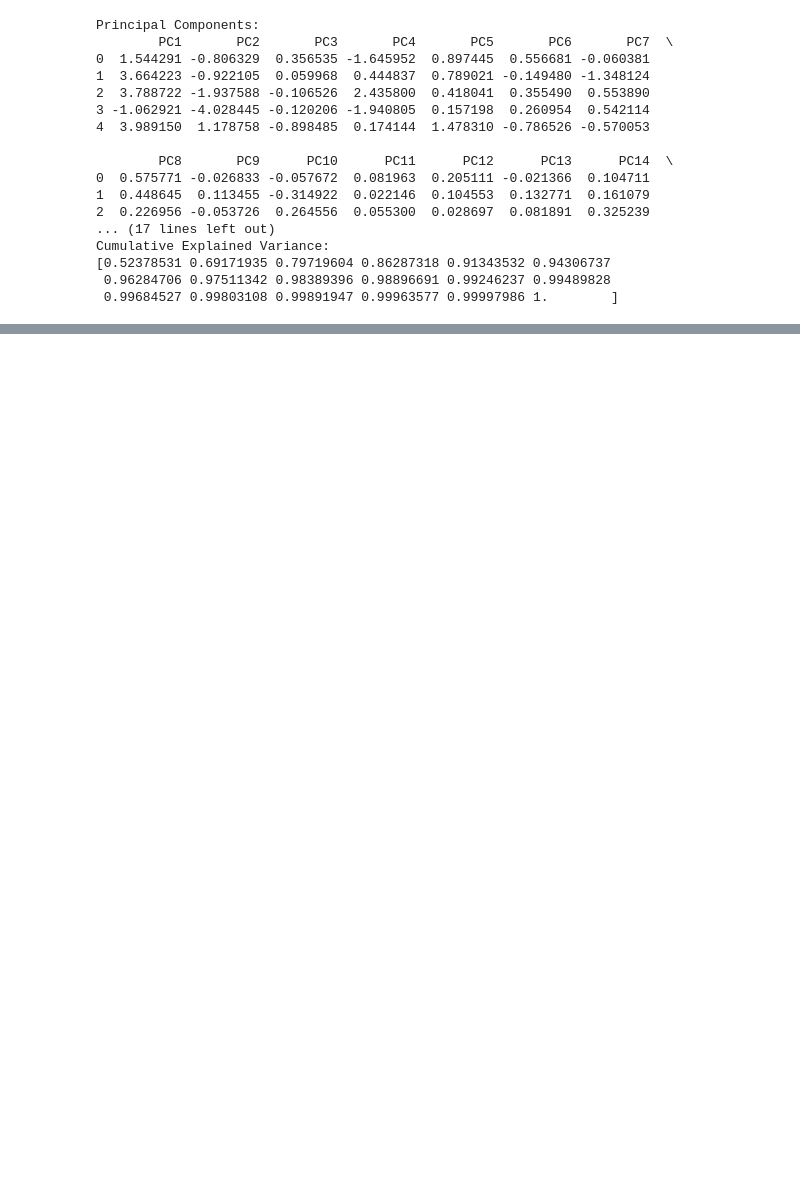
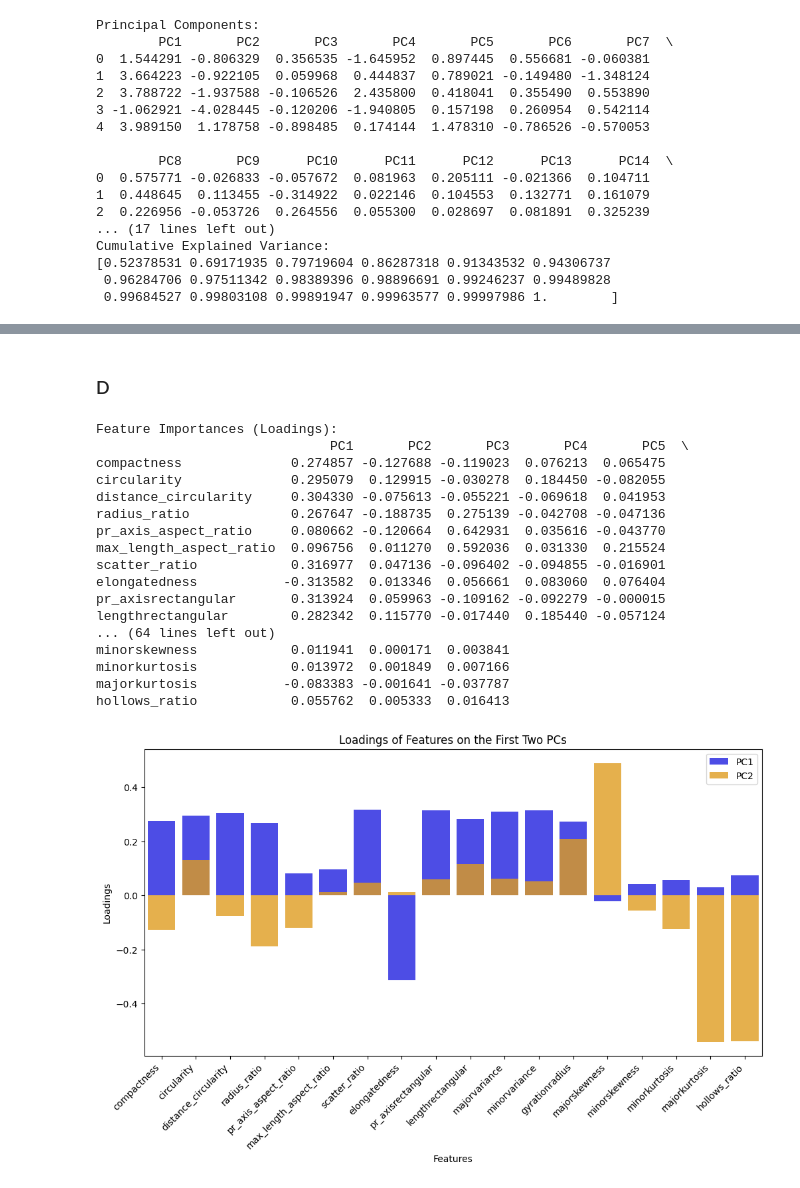
Before and after one commit to callnoah2/Data_Assn4, a Jupyter notebook: Assignment4/Assignment4.ipynb, the cells around one changed output, grey strips where cells are left out. Drawn from its saved outputs; the diff is of its cells as text; code cells hidden in the pictures; blank space fills up the shorter version.

```diff
--- a/Assignment4/Assignment4.ipynb
+++ b/Assignment4/Assignment4.ipynb
@@ -250,0 +320,62 @@ Cumulative Explained Variance:
+# %% [markdown]
+### D
+# %%
+# Load the dataset
+vehicles_df = pd.read_csv(file_path)
+
+# Convert class labels to numeric
+class_mapping = {"van": 0, "bus": 1, "saab": 2, "opel": 3}
+vehicles_df["class"] = vehicles_df["class"].map(class_mapping)
+
+# Separate features and labels
+X = vehicles_df.drop(columns=['class'])
+y = vehicles_df['class']
+
+# Standardize the features
+scaler = StandardScaler()
+X_standardized = scaler.fit_transform(X)
+
+# Apply PCA
+pca = PCA()
+principal_components = pca.fit_transform(X_standardized)
+
+# Get the loadings (feature importances)
+loadings_df = pd.DataFrame(pca.components_.T, columns=[f'PC{i+1}' for i in range(principal_components.shape[1])], index=X.columns)
+
+# Display feature importances
+print("Feature Importances (Loadings):")
+print(loadings_df)
+
+def plot_pca_loadings(loadings_df):
+    # Plot bar graph for the first two principal components
+    plt.figure(figsize=(12, 6))
+    sns.barplot(x=loadings_df.index, y=loadings_df['PC1'], color='blue', label='PC1', alpha=0.8)
+    sns.barplot(x=loadings_df.index, y=loadings_df['PC2'], color='orange', label='PC2', alpha=0.8)
+
+    plt.title('Loadings of Features on the First Two PCs')
+    plt.xlabel('Features')
+    plt.ylabel('Loadings')
+    plt.legend()
+    plt.xticks(rotation=45, ha='right')
+    plt.show()
+
+plot_pca_loadings(loadings_df)
+# %% [output]
+Feature Importances (Loadings):
+                              PC1       PC2       PC3       PC4       PC5  \
+compactness              0.274857 -0.127688 -0.119023  0.076213  0.065475
+circularity              0.295079  0.129915 -0.030278  0.184450 -0.082055
+distance_circularity     0.304330 -0.075613 -0.055221 -0.069618  0.041953
+radius_ratio             0.267647 -0.188735  0.275139 -0.042708 -0.047136
+pr_axis_aspect_ratio     0.080662 -0.120664  0.642931  0.035616 -0.043770
+max_length_aspect_ratio  0.096756  0.011270  0.592036  0.031330  0.215524
+scatter_ratio            0.316977  0.047136 -0.096402 -0.094855 -0.016901
+elongatedness           -0.313582  0.013346  0.056661  0.083060  0.076404
+pr_axisrectangular       0.313924  0.059963 -0.109162 -0.092279 -0.000015
+lengthrectangular        0.282342  0.115770 -0.017440  0.185440 -0.057124
+... (64 lines left out)
+minorskewness            0.011941  0.000171  0.003841
+minorkurtosis            0.013972  0.001849  0.007166
+majorkurtosis           -0.083383 -0.001641 -0.037787
+hollows_ratio            0.055762  0.005333  0.016413
+[figure, added]
```
Also changed, not shown: parts of 10 cells of this notebook, 1 other file.
